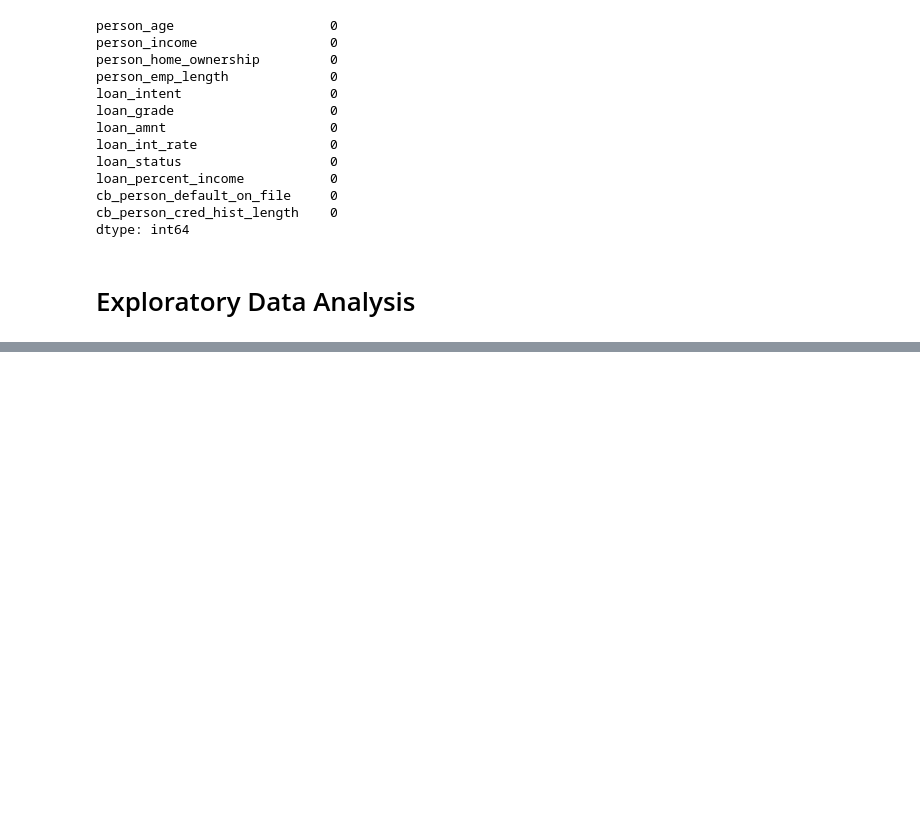
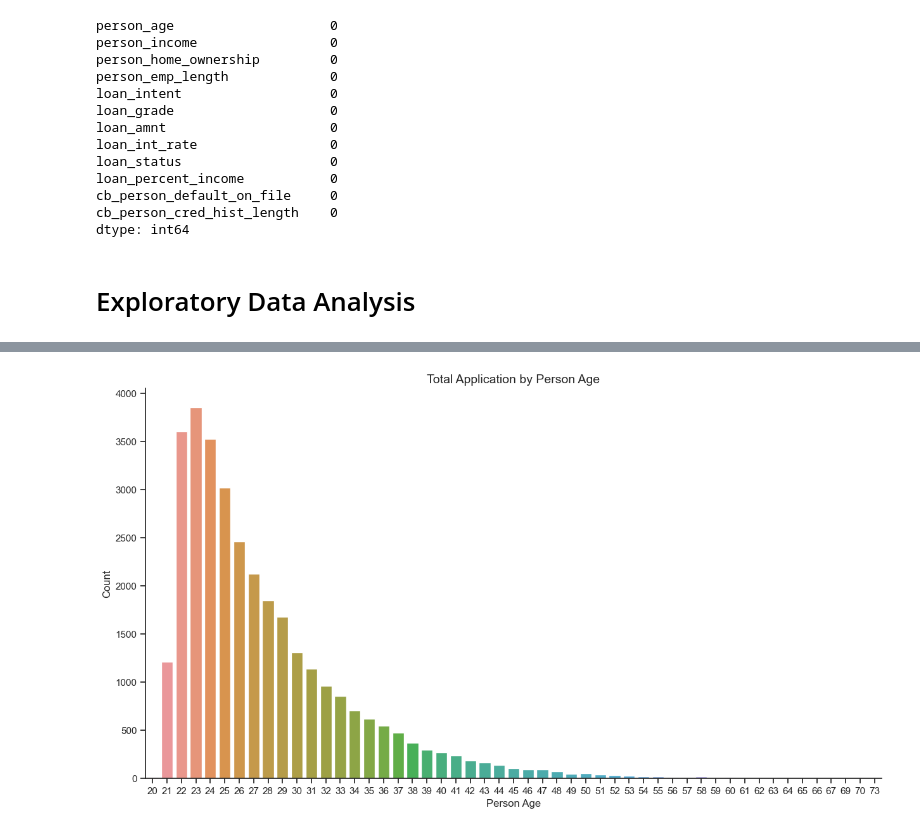
Before and after one commit to gerendc/Credit-Risk, a Jupyter notebook: credit_risk.ipynb, the cells around one changed output, grey strips where cells are left out. Cells and saved outputs as stored; diff of their text form; code cells hidden in the pictures; blank space fills up the shorter version.

```diff
--- a/credit_risk.ipynb
+++ b/credit_risk.ipynb
@@ -406,0 +405,11 @@ sns.histplot(data=cr_df, x='loan_status', hue='cb_person_default_on_file')
+# %%
+plt.figure(figsize=(15,8))
+
+ax = sns.countplot(data=cr_df, x='person_age')
+ax.set_title("Total Application by Person Age", fontsize=14)
+ax.set_xlabel('Person Age')
+ax.set_ylabel('Count')
+# ax.bar_label(ax.containers[0], label_type='edge')
+plt.show()
+# %% [output]
+[figure, added]
```
Also changed, not shown: parts of 37 cells of this notebook.
